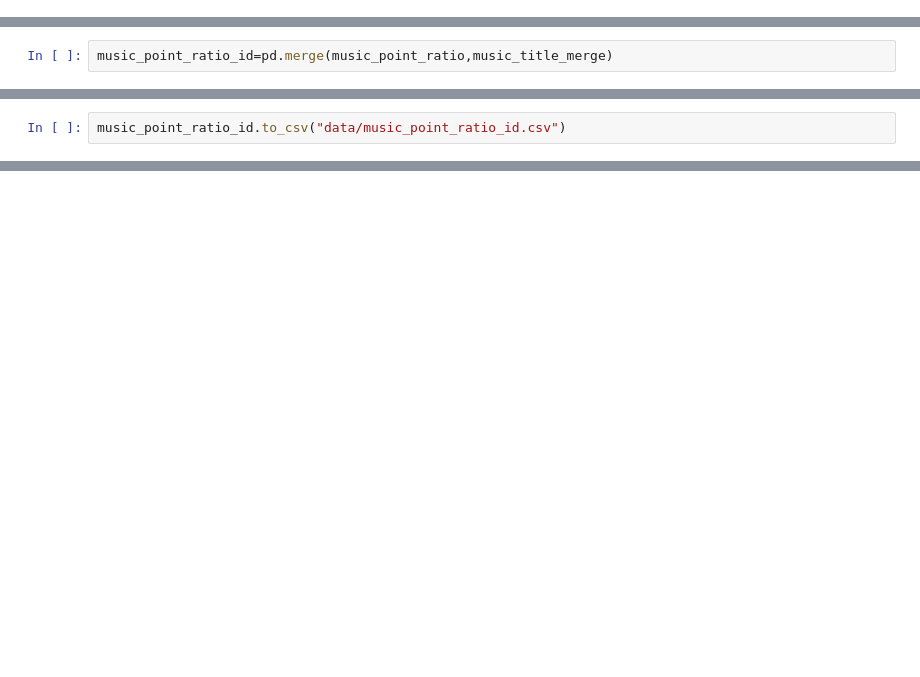
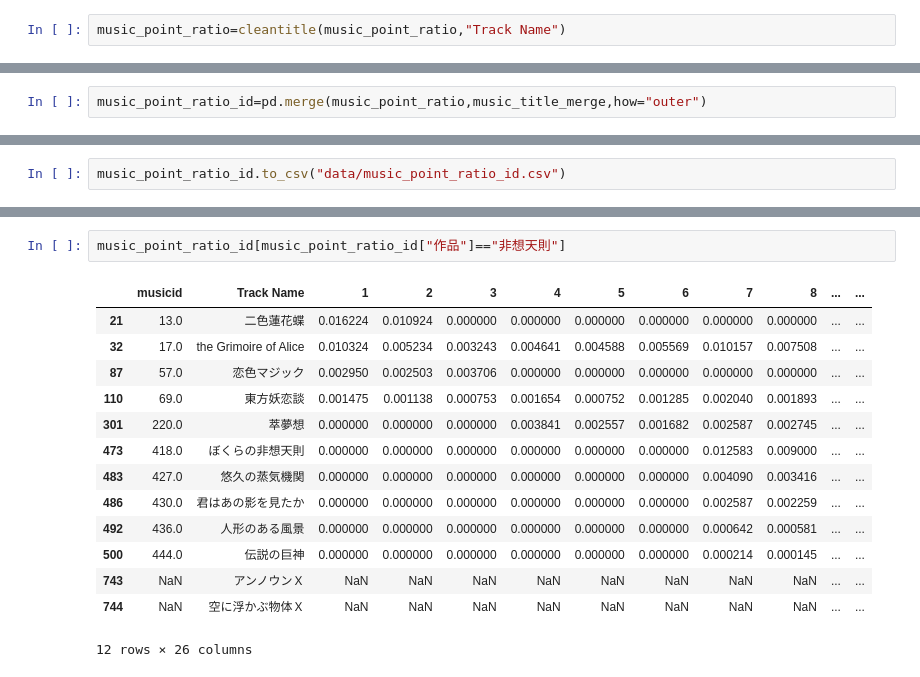
Before and after one commit to xiangze/toubou_vote_analysis, a Jupyter notebook: musicid.ipynb, the cells around one changed output, grey strips where cells are left out. Drawn from its saved outputs; the diff is of its cells as text; blank space fills up the shorter version.

```diff
--- a/musicid.ipynb
+++ b/musicid.ipynb
@@ -204,3 +247,5 @@ music_title_merge[music_title_merge["人気投票"]<1]
 music_title_merge.loc[music_title_merge["人気投票"]<1,"人気投票"]=1
 # %%
 music_point_ratio=music_point_ratio.rename(columns={"名前":"Track Name"})
+# %%
+music_point_ratio=cleantitle(music_point_ratio,"Track Name")
@@ -207,2 +283,2 @@ music_point_ratio=music_point_ratio.rename(columns={"名前":"Track Name"})
 # %%
-music_point_ratio_id=pd.merge(music_point_ratio,music_title_merge)
+music_point_ratio_id=pd.merge(music_point_ratio,music_title_merge,how="outer")
@@ -212,0 +310,17 @@ music_point_ratio_id.to_csv("data/music_point_ratio_id.csv")
+# %%
+music_point_ratio_id[music_point_ratio_id["作品"]=="非想天則"]
+# %% [output]
+|  | musicid | Track Name | 1 | 2 | 3 | 4 | 5 | 6 | 7 | 8 | ... | ... |
+| 21 | 13.0 | 二色蓮花蝶 | 0.016224 | 0.010924 | 0.000000 | 0.000000 | 0.000000 | 0.000000 | 0.000000 | 0.000000 | ... | ... |
+| 32 | 17.0 | the Grimoire of Alice | 0.010324 | 0.005234 | 0.003243 | 0.004641 | 0.004588 | 0.005569 | 0.010157 | 0.007508 | ... | ... |
+| 87 | 57.0 | 恋色マジック | 0.002950 | 0.002503 | 0.003706 | 0.000000 | 0.000000 | 0.000000 | 0.000000 | 0.000000 | ... | ... |
+| 110 | 69.0 | 東方妖恋談 | 0.001475 | 0.001138 | 0.000753 | 0.001654 | 0.000752 | 0.001285 | 0.002040 | 0.001893 | ... | ... |
+| 301 | 220.0 | 萃夢想 | 0.000000 | 0.000000 | 0.000000 | 0.003841 | 0.002557 | 0.001682 | 0.002587 | 0.002745 | ... | ... |
+| 473 | 418.0 | ぼくらの非想天則 | 0.000000 | 0.000000 | 0.000000 | 0.000000 | 0.000000 | 0.000000 | 0.012583 | 0.009000 | ... | ... |
+| 483 | 427.0 | 悠久の蒸気機関 | 0.000000 | 0.000000 | 0.000000 | 0.000000 | 0.000000 | 0.000000 | 0.004090 | 0.003416 | ... | ... |
+| 486 | 430.0 | 君はあの影を見たか | 0.000000 | 0.000000 | 0.000000 | 0.000000 | 0.000000 | 0.000000 | 0.002587 | 0.002259 | ... | ... |
+| 492 | 436.0 | 人形のある風景 | 0.000000 | 0.000000 | 0.000000 | 0.000000 | 0.000000 | 0.000000 | 0.000642 | 0.000581 | ... | ... |
+| 500 | 444.0 | 伝説の巨神 | 0.000000 | 0.000000 | 0.000000 | 0.000000 | 0.000000 | 0.000000 | 0.000214 | 0.000145 | ... | ... |
+| 743 | NaN | アンノウンＸ | NaN | NaN | NaN | NaN | NaN | NaN | NaN | NaN | ... | ... |
+| 744 | NaN | 空に浮かぶ物体Ｘ | NaN | NaN | NaN | NaN | NaN | NaN | NaN | NaN | ... | ... |
+12 rows × 26 columns
```
Also changed, not shown: parts of 16 cells of this notebook, 4 other files.
